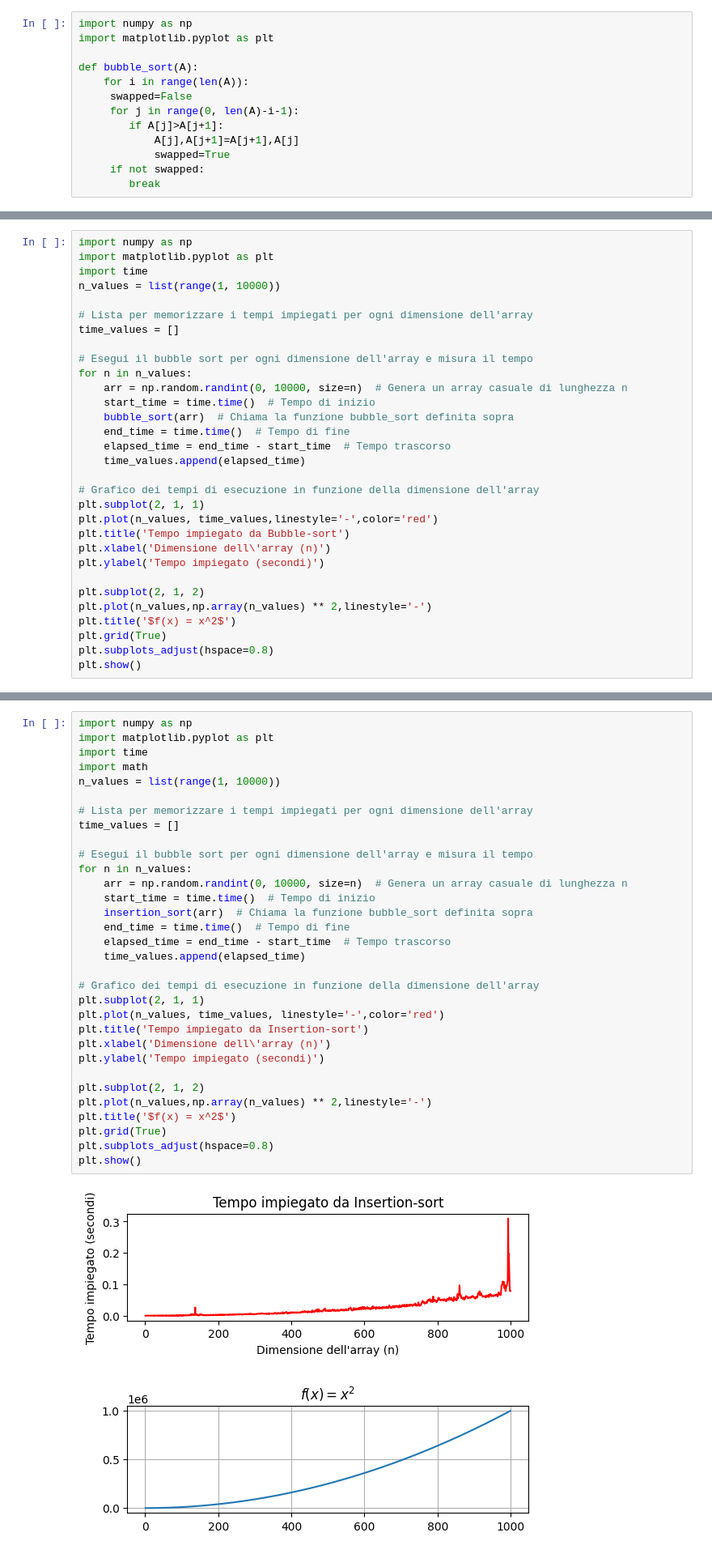
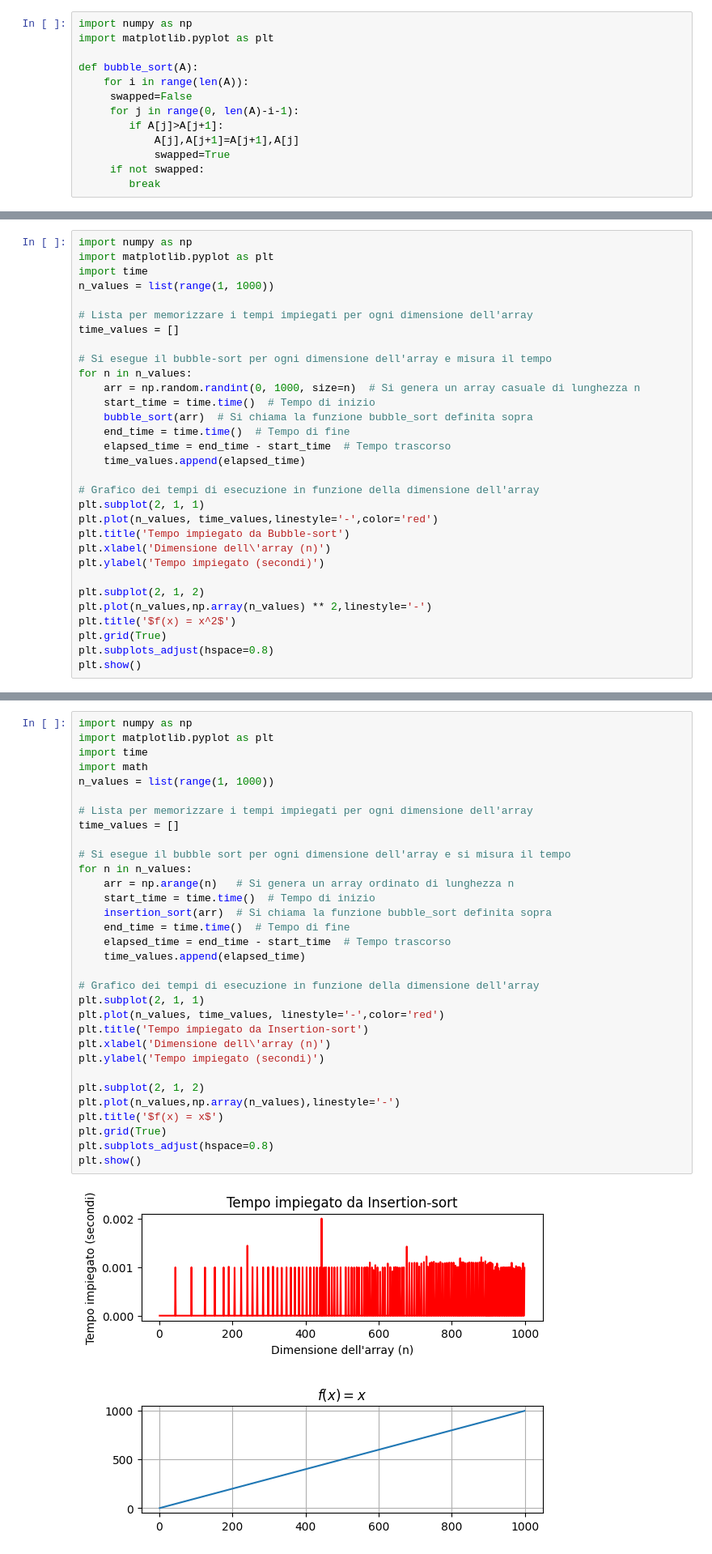
Before and after one commit to DonatiFed/Laboratorio-di-algoritmi, a Jupyter notebook: laboratorio algoritmi 1.ipynb, the cells around one changed output, grey strips where cells are left out. Shown at 81% size. Cells and saved outputs as stored; diff of their text form.

```diff
--- a/laboratorio algoritmi 1.ipynb
+++ b/laboratorio algoritmi 1.ipynb
@@ -123,16 +167,16 @@ def bubble_sort(A):
 import numpy as np
 import matplotlib.pyplot as plt
 import time
-n_values = list(range(1, 10000))
+n_values = list(range(1, 1000))
 
 # Lista per memorizzare i tempi impiegati per ogni dimensione dell'array
 time_values = []
 
-# Esegui il bubble sort per ogni dimensione dell'array e misura il tempo
+# Si esegue il bubble-sort per ogni dimensione dell'array e misura il tempo
 for n in n_values:
-    arr = np.random.randint(0, 10000, size=n)  # Genera un array casuale di lunghezza n
+    arr = np.random.randint(0, 1000, size=n)  # Si genera un array casuale di lunghezza n
     start_time = time.time()  # Tempo di inizio
-    bubble_sort(arr)  # Chiama la funzione bubble_sort definita sopra
+    bubble_sort(arr)  # Si chiama la funzione bubble_sort definita sopra
     end_time = time.time()  # Tempo di fine
     elapsed_time = end_time - start_time  # Tempo trascorso
     time_values.append(elapsed_time)
@@ -163,34 +207,34 @@ Il grafico della funzione tempo/dimensione assume la forma di una funzione quadr
 # %%
 import numpy as np
 import matplotlib.pyplot as plt
 import time
 import math
-n_values = list(range(1, 10000))
+n_values = list(range(1, 1000))
 
 # Lista per memorizzare i tempi impiegati per ogni dimensione dell'array
 time_values = []
 
-# Esegui il bubble sort per ogni dimensione dell'array e misura il tempo
+# Si esegue il bubble sort per ogni dimensione dell'array e si misura il tempo
 for n in n_values:
-    arr = np.random.randint(0, 10000, size=n)  # Genera un array casuale di lunghezza n
+    arr = np.arange(n)   # Si genera un array ordinato di lunghezza n
     start_time = time.time()  # Tempo di inizio
-    insertion_sort(arr)  # Chiama la funzione bubble_sort definita sopra
+    insertion_sort(arr)  # Si chiama la funzione bubble_sort definita sopra
     end_time = time.time()  # Tempo di fine
     elapsed_time = end_time - start_time  # Tempo trascorso
     time_values.append(elapsed_time)
 
 # Grafico dei tempi di esecuzione in funzione della dimensione dell'array
 plt.subplot(2, 1, 1)
 plt.plot(n_values, time_values, linestyle='-',color='red')
 plt.title('Tempo impiegato da Insertion-sort')
 plt.xlabel('Dimensione dell\'array (n)')
 plt.ylabel('Tempo impiegato (secondi)')
 
 plt.subplot(2, 1, 2)
-plt.plot(n_values,np.array(n_values) ** 2,linestyle='-')
-plt.title('$f(x) = x^2$')
+plt.plot(n_values,np.array(n_values),linestyle='-')
+plt.title('$f(x) = x$')
 plt.grid(True)
 plt.subplots_adjust(hspace=0.8)
 plt.show()
 # %% [output]
-[figure, old version]
+[figure, new version]
```
Also changed, not shown: parts of 28 cells of this notebook, 2 other files.
